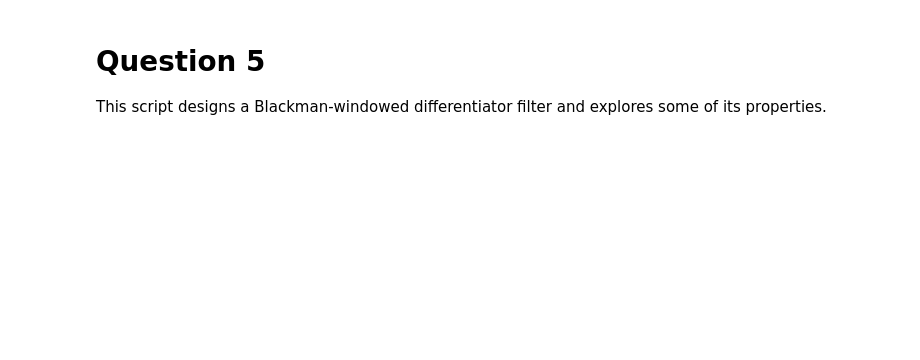
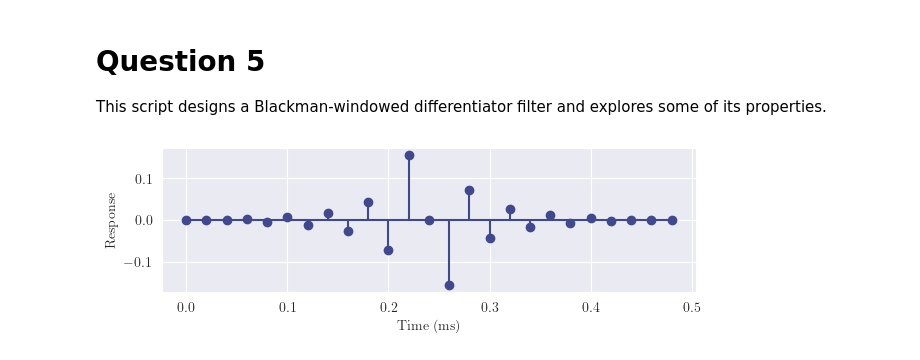
Before and after one commit to deren-teo/elec4620, a Jupyter notebook: a2/src/q5_differentiator.ipynb, the cells around one changed output. Cells and saved outputs as stored; diff of their text form; code cells hidden in the pictures; blank space fills up the shorter version.

```diff
--- a/a2/src/q5_differentiator.ipynb
+++ b/a2/src/q5_differentiator.ipynb
@@ -16,4 +16,26 @@ from a2_config import A2_ROOT, SAVEFIG_CONFIG
 N_TAPS = 25         # number of filter taps
 F_SAMP = 50         # sampling frequency, kHz
 F_BAND = [0, 20]    # operating frequency range, kHz
+# %%
+import scipy.signal as signal
+
+def plot_impz(t, coeffs, fname=None):
+    fig, ax = plt.subplots(figsize=(6, 2))
+    fig.tight_layout()
+    plt.stem(t, coeffs, linefmt="C0", basefmt="C0")
+    # Axis labels
+    ax.set_xlabel("Time (ms)")
+    ax.set_ylabel("Response")
+    # Save or just short
+    if fname:
+        fig.savefig(Path(A2_ROOT, "output", fname), **SAVEFIG_CONFIG)
+    plt.show()
+
+# Define differentiator filter
+taps = signal.remez(N_TAPS, F_BAND, [1], type="differentiator", fs=F_SAMP)
+
+t = np.arange(0, N_TAPS/F_SAMP, 1/F_SAMP)
+plot_impz(t, taps, fname="q5_diff_impz.png")
+# %% [output]
+[figure, added]
 # %%
```
Also changed, not shown: parts of 4 cells of this notebook, 8 other files.
